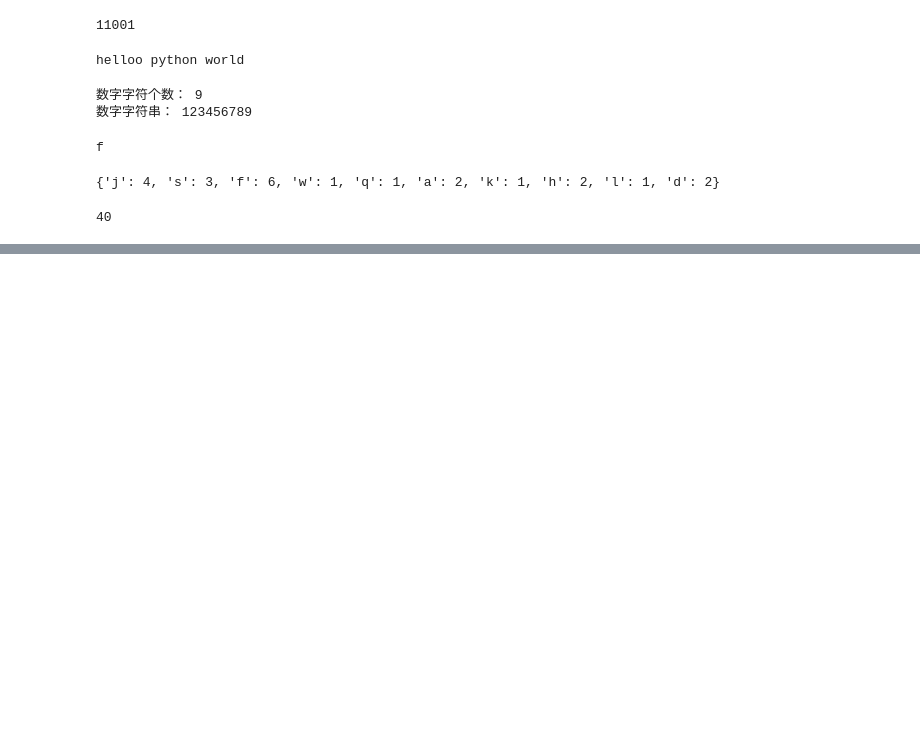
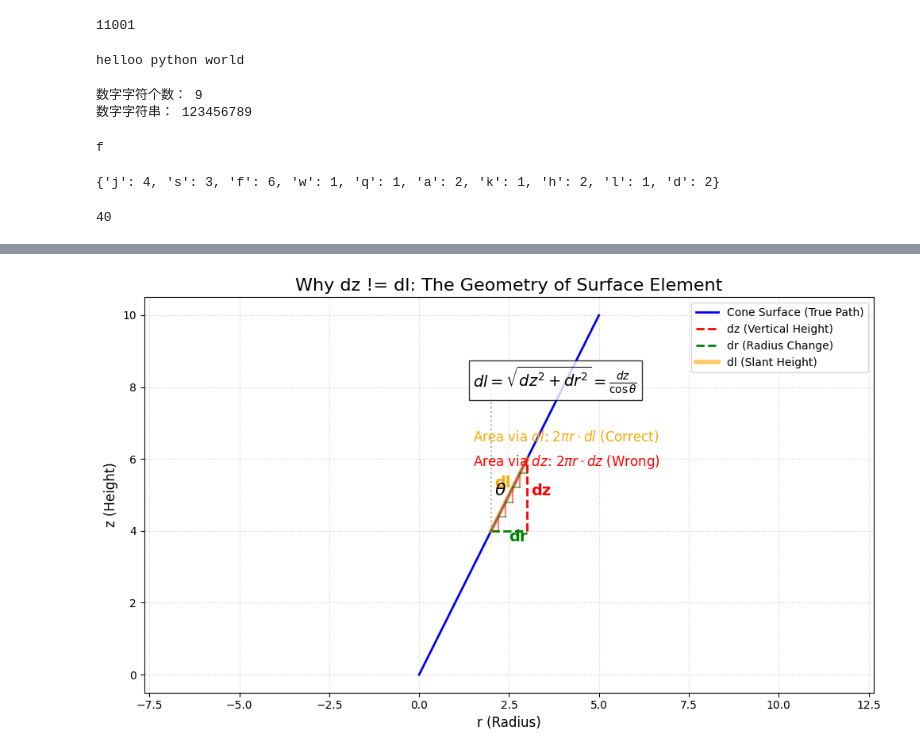
Before and after one commit to Orkady/Code_Learning, a Jupyter notebook: Python/test.ipynb, the cells around one changed output, grey strips where cells are left out. Saved outputs shown, nothing was run; the diff lists cells and outputs as text; code cells hidden in the pictures; blank space fills up the shorter version.

```diff
--- a/Python/test.ipynb
+++ b/Python/test.ipynb
@@ -659,0 +1120,73 @@ print(total)
+# %%
+import matplotlib.pyplot as plt
+import numpy as np
+
+# 设置绘图风格
+plt.figure(figsize=(10, 6))
+ax = plt.gca()
+
+# 定义圆锥母线 (假设 theta = 60度, z = r * tan(theta) 的逆形式，为了方便画 z = 2r 这种陡峭程度)
+# 这里为了图示清晰，我们画 z = 1.732 r (大约60度)
+theta_deg = 60
+theta_rad = np.radians(theta_deg)
+r = np.linspace(0, 5, 100)
+z = r * np.tan(np.radians(90 - theta_deg)) # 注意题目中theta是与Z轴夹角
+
+# 我们用更简单的比例来示意：z = 2r (即 r = 0.5z)
+z_vals = np.linspace(0, 10, 100)
+r_vals = 0.5 * z_vals
+
+# 画圆锥侧面线
+plt.plot(r_vals, z_vals, 'b-', linewidth=2, label='Cone Surface (True Path)')
+
+# 选取一个微元区间
+z_start = 4
+z_end = 6
+r_start = 0.5 * z_start
+r_end = 0.5 * z_end
+
+# 画出 dz (垂直高度)
+plt.plot([r_end, r_end], [z_start, z_end], 'r--', linewidth=2, label='dz (Vertical Height)')
+# 画出 dr (水平宽度)
+plt.plot([r_start, r_end], [z_start, z_start], 'g--', linewidth=2, label='dr (Radius Change)')
+# 画出 dl (斜高)
+plt.plot([r_start, r_end], [z_start, z_end], 'orange', linewidth=4, alpha=0.6, label='dl (Slant Height)')
+
+# 标注文字
+plt.text(r_end + 0.1, (z_start + z_end)/2, 'dz', color='red', fontsize=14, fontweight='bold')
+plt.text((r_start + r_end)/2, z_start - 0.3, 'dr', color='green', fontsize=14, fontweight='bold')
+plt.text((r_start + r_end)/2 - 0.4, (z_start + z_end)/2 + 0.2, 'dl', color='orange', fontsize=14, fontweight='bold')
+
+# 画出角度 theta (与z轴夹角)
+# 在这个视角下，z轴是垂直的。题目定义的theta是与z轴夹角。
+# 画一条辅助垂直线
+plt.plot([r_start, r_start], [z_start, z_end + 2], 'k:', alpha=0.3)
+# 标注角度
+plt.text(r_start + 0.1, z_start + 1, r'$\theta$', fontsize=16)
+
+# 模拟"阶梯逼近" (用dz累积)
+steps = 5
+z_steps = np.linspace(z_start, z_end, steps + 1)
+r_steps = np.linspace(r_start, r_end, steps + 1)
+for i in range(steps):
+    # 画垂直线 (dz)
+    plt.plot([r_steps[i+1], r_steps[i+1]], [z_steps[i], z_steps[i+1]], 'r-', alpha=0.5)
+    # 画水平线 (dr) - 虽然用户只用了dz，但几何上它是阶梯
+    plt.plot([r_steps[i], r_steps[i+1]], [z_steps[i], z_steps[i]], 'g-', alpha=0.5)
+
+plt.title('Why dz != dl: The Geometry of Surface Element', fontsize=16)
+plt.xlabel('r (Radius)', fontsize=12)
+plt.ylabel('z (Height)', fontsize=12)
+plt.grid(True, linestyle=':', alpha=0.6)
+plt.legend()
+plt.axis('equal') # 保持比例一致，否则看不出长度区别
+
+# 添加说明文字
+plt.text(1.5, 8, r'$dl = \sqrt{dz^2 + dr^2} = \frac{dz}{\cos\theta}$', fontsize=14, bbox=dict(facecolor='white', alpha=0.8))
+plt.text(1.5, 6.5, r'Area via $dl$: $2\pi r \cdot dl$ (Correct)', fontsize=12, color='orange')
+plt.text(1.5, 5.8, r'Area via $dz$: $2\pi r \cdot dz$ (Wrong)', fontsize=12, color='red')
+
+plt.tight_layout()
+plt.savefig('dz_vs_dl_comparison.png')
+# %% [output]
+[figure, added]
```
Also changed, not shown: parts of 10 cells of this notebook, 3 other files.
